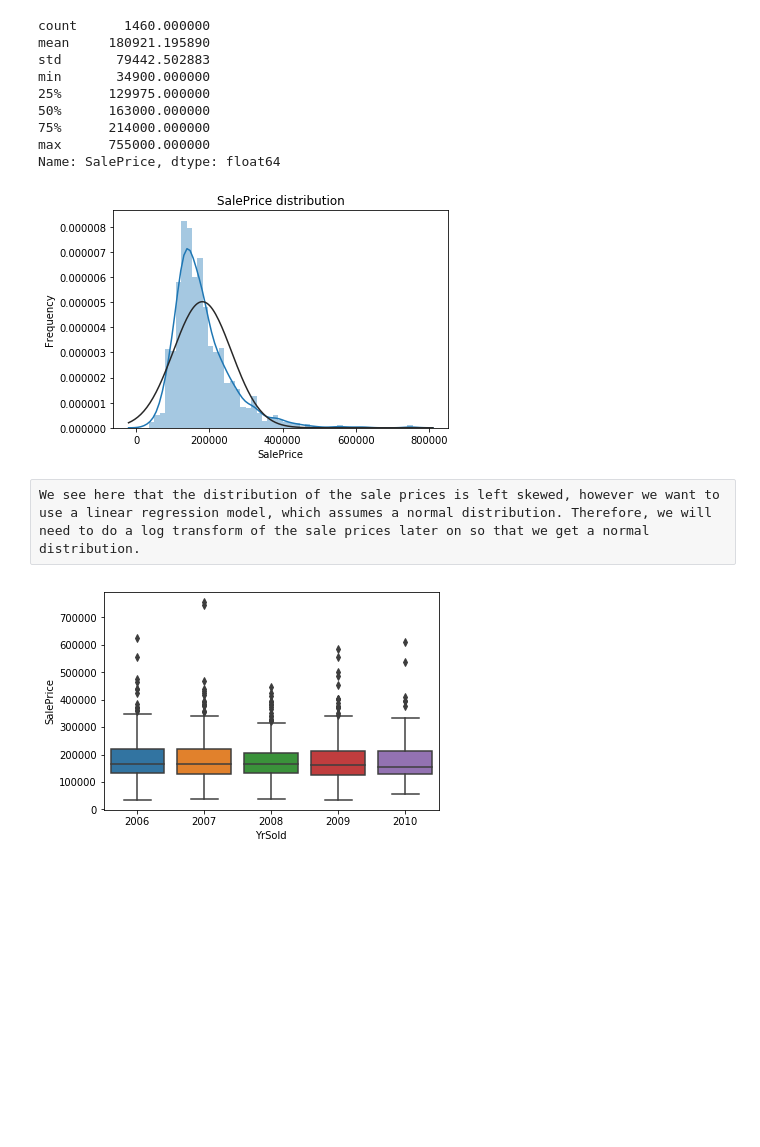
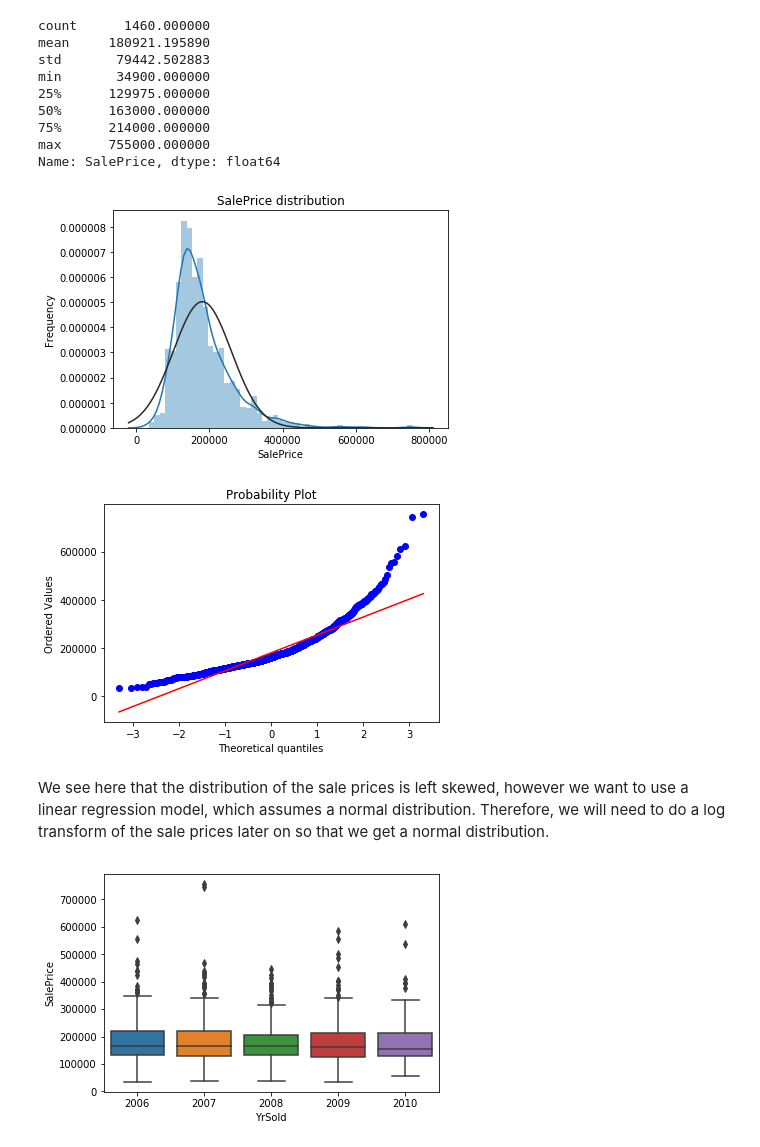
Before and after one commit to xofaye/data-analytics-challenge, a Jupyter notebook: data-exploration.ipynb, the cells around one changed output. Drawn from its saved outputs; the diff is of its cells as text; code cells hidden in the pictures; blank space fills up the shorter version.

```diff
--- a/data-exploration.ipynb
+++ b/data-exploration.ipynb
@@ -37,13 +37,21 @@ Name: SalePrice, dtype: float64
 # %%
 sns.distplot(train.SalePrice,fit=norm)
 plt.ylabel("Frequency")
 plt.title("SalePrice distribution")
 (mu, sigma) = norm.fit(train["SalePrice"])
 plt.show()
+
+# Fitted parameters used by the function
+(mu, sigma) = norm.fit(train['SalePrice']);
+# QQ-plot
+fig = plt.figure()
+res = stats.probplot(train['SalePrice'], plot=plt)
+plt.show()
 # %% [output]
 [figure]
+[figure, added]
-# %% [raw]
-We see here that the distribution of the sale prices is left skewed, however we want to use a linear regression model, which assumes a normal distribution. Therefore, we will need to do a log transform of the sale prices later on so that we get a normal distribution.
+# %% [markdown]
+We see here that the distribution of the sale prices is left skewed, however we want to use a linear regression model, which assumes a normal distribution. Therefore, we will need to do a log transform of the sale prices later on so that we get a normal distribution.
 # %%
 sns.boxplot(train.YrSold,train.SalePrice)
 plt.show()
```
Also changed, not shown: parts of 4 cells of this notebook.
